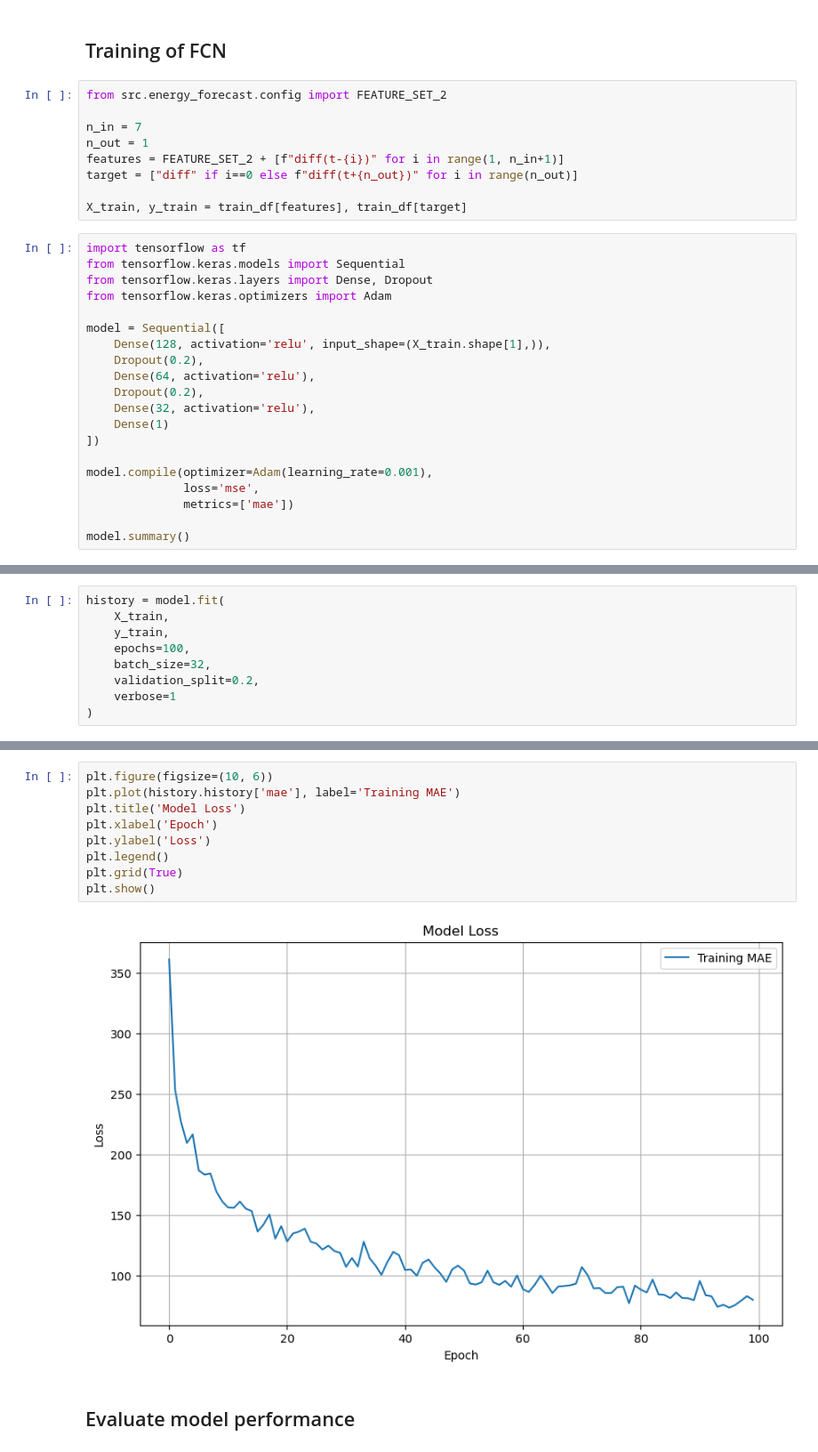
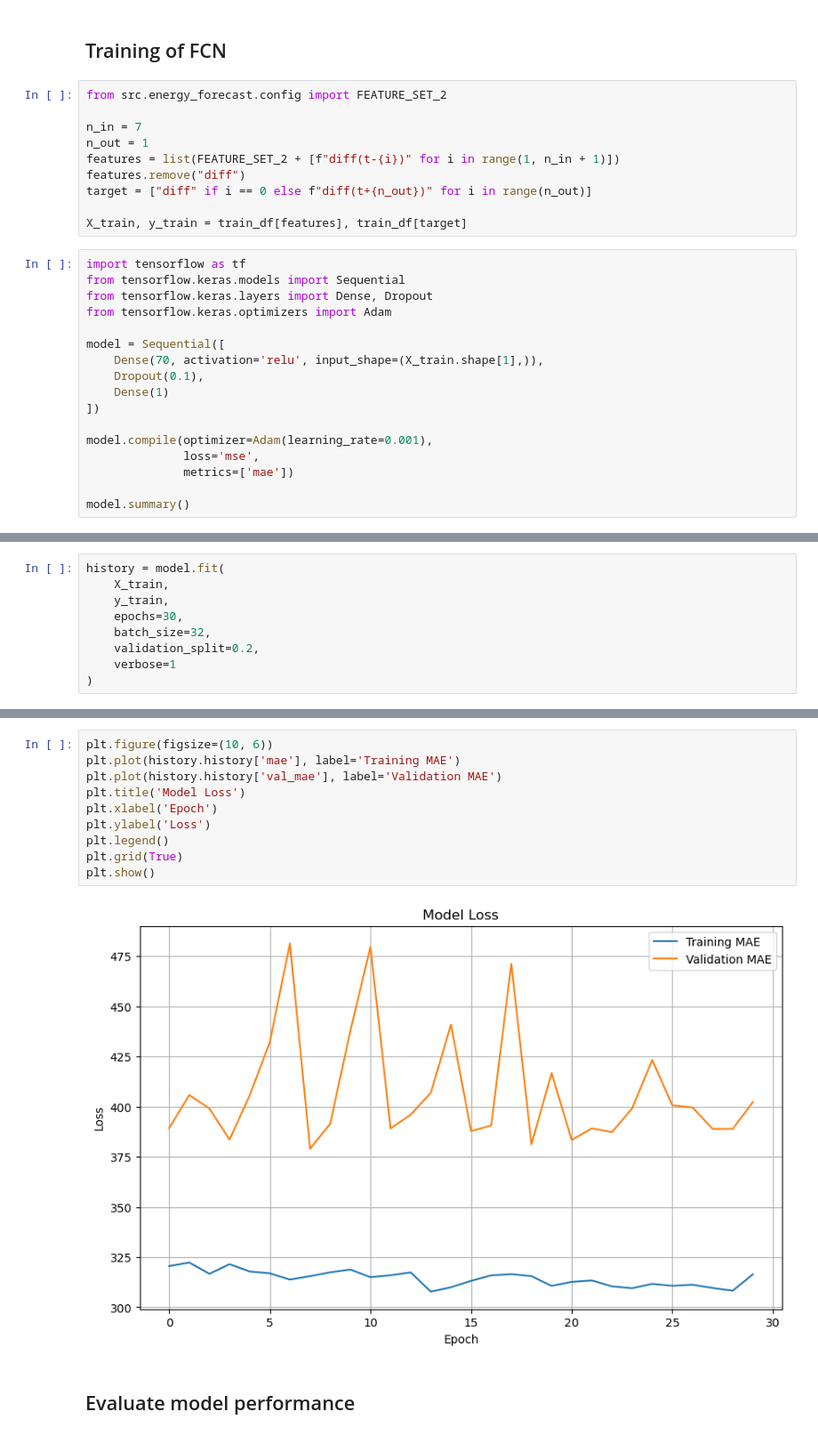
Before and after one commit to marja-w/energy-forecast-benchmark, a Jupyter notebook: notebooks/1.0-mw-fcn-training.ipynb, the cells around one changed output, grey strips where cells are left out. Shown at 89% size. Drawn from its saved outputs; the diff is of its cells as text.

```diff
--- a/notebooks/1.0-mw-fcn-training.ipynb
+++ b/notebooks/1.0-mw-fcn-training.ipynb
@@ -64,8 +83,9 @@ from src.energy_forecast.config import FEATURE_SET_2
 
 n_in = 7
 n_out = 1
-features = FEATURE_SET_2 + [f"diff(t-{i})" for i in range(1, n_in+1)]
-target = ["diff" if i==0 else f"diff(t+{n_out})" for i in range(n_out)]
+features = list(FEATURE_SET_2 + [f"diff(t-{i})" for i in range(1, n_in + 1)])
+features.remove("diff")
+target = ["diff" if i == 0 else f"diff(t+{n_out})" for i in range(n_out)]
 
 X_train, y_train = train_df[features], train_df[target]
 # %%
@@ -75,11 +95,8 @@ from tensorflow.keras.layers import Dense, Dropout
 from tensorflow.keras.optimizers import Adam
 
 model = Sequential([
-    Dense(128, activation='relu', input_shape=(X_train.shape[1],)),
-    Dropout(0.2),
-    Dense(64, activation='relu'),
-    Dropout(0.2),
-    Dense(32, activation='relu'),
+    Dense(70, activation='relu', input_shape=(X_train.shape[1],)),
+    Dropout(0.1),
     Dense(1)
 ])
 
@@ -124,7 +123,7 @@ Model: "sequential"
 history = model.fit(
     X_train,
     y_train,
-    epochs=100,
+    epochs=30,
     batch_size=32,
     validation_split=0.2,
     verbose=1
@@ -163,14 +163,15 @@ plt.show()
 # %%
 plt.figure(figsize=(10, 6))
 plt.plot(history.history['mae'], label='Training MAE')
+plt.plot(history.history['val_mae'], label='Validation MAE')
 plt.title('Model Loss')
 plt.xlabel('Epoch')
 plt.ylabel('Loss')
 plt.legend()
 plt.grid(True)
 plt.show()
 # %% [output]
-[figure, old version]
+[figure, new version]
 # %% [markdown]
 ## Evaluate model performance
 # %%
```
Also changed, not shown: parts of 14 cells of this notebook, 5 other files.
